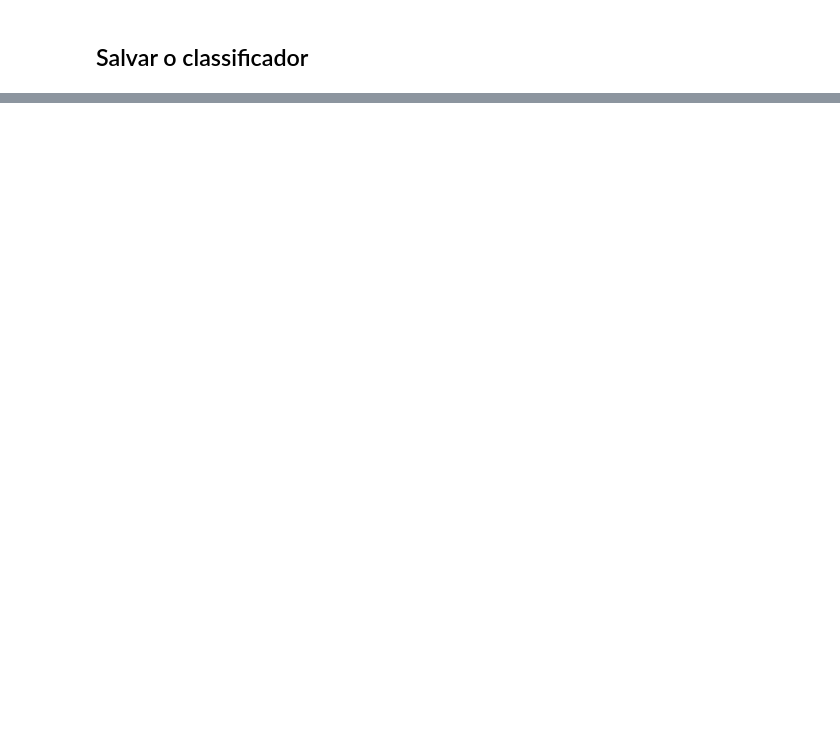
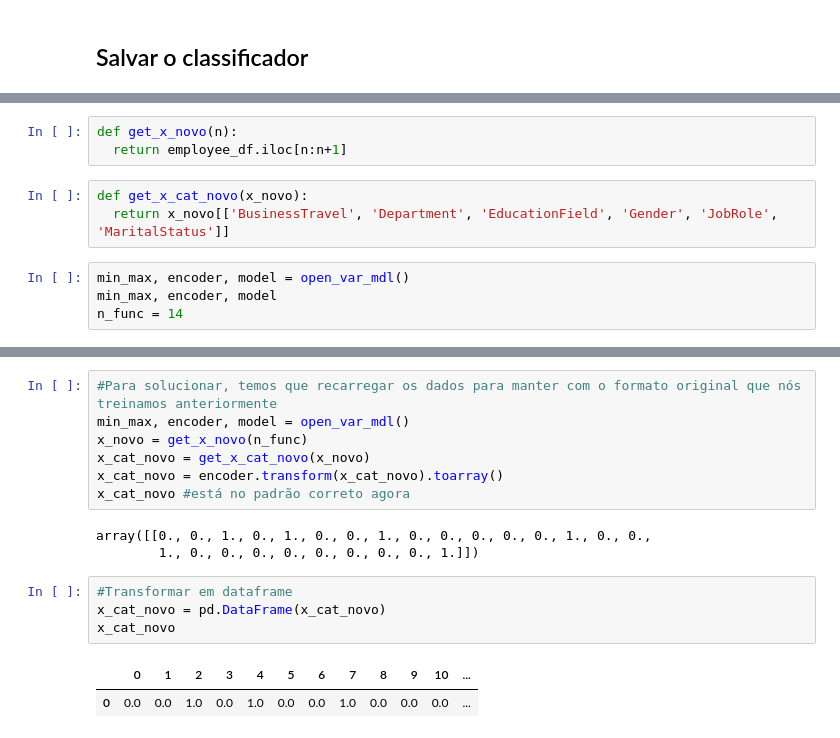
Before and after one commit to Vinicius-Luiz/ciencia_dados_para_empresas, a Jupyter notebook: RH/Em_Branco_Departamento_de_Recursos_Humanos.ipynb, the cells around one changed output, grey strips where cells are left out. Saved outputs shown, nothing was run; the diff lists cells and outputs as text; blank space fills up the shorter version.

```diff
--- a/RH/Em_Branco_Departamento_de_Recursos_Humanos.ipynb
+++ b/RH/Em_Branco_Departamento_de_Recursos_Humanos.ipynb
@@ -608,0 +627,10 @@ weighted avg       0.81      0.81      0.81       368
+# %%
+def get_x_novo(n):
+  return employee_df.iloc[n:n+1]
+# %%
+def get_x_cat_novo(x_novo):
+  return x_novo[['BusinessTravel', 'Department', 'EducationField', 'Gender', 'JobRole', 'MaritalStatus']]
+# %%
+min_max, encoder, model = open_var_mdl()
+min_max, encoder, model
+n_func = 14
@@ -608,0 +657,17 @@ weighted avg       0.81      0.81      0.81       368
+# %%
+#Para solucionar, temos que recarregar os dados para manter com o formato original que nós treinamos anteriormente
+min_max, encoder, model = open_var_mdl()
+x_novo = get_x_novo(n_func)
+x_cat_novo = get_x_cat_novo(x_novo)
+x_cat_novo = encoder.transform(x_cat_novo).toarray()
+x_cat_novo #está no padrão correto agora
+# %% [output]
+array([[0., 0., 1., 0., 1., 0., 0., 1., 0., 0., 0., 0., 0., 1., 0., 0.,
+        1., 0., 0., 0., 0., 0., 0., 0., 0., 1.]])
+# %%
+#Transformar em dataframe
+x_cat_novo = pd.DataFrame(x_cat_novo)
+x_cat_novo
+# %% [output]
+|  | 0 | 1 | 2 | 3 | 4 | 5 | 6 | 7 | 8 | 9 | 10 | ... |
+| 0 | 0.0 | 0.0 | 1.0 | 0.0 | 1.0 | 0.0 | 0.0 | 1.0 | 0.0 | 0.0 | 0.0 | ... |
```
Also changed, not shown: parts of 26 cells of this notebook.
